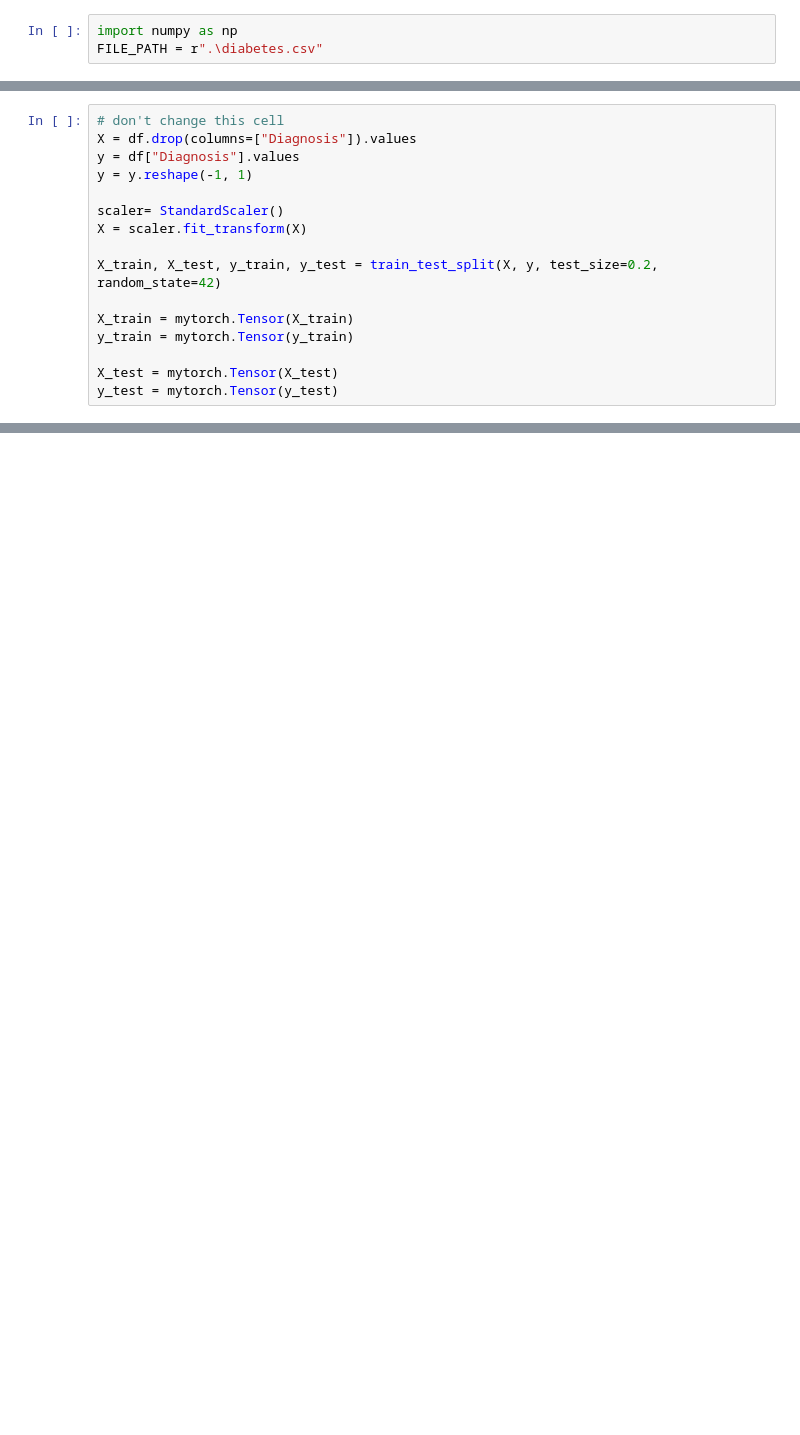
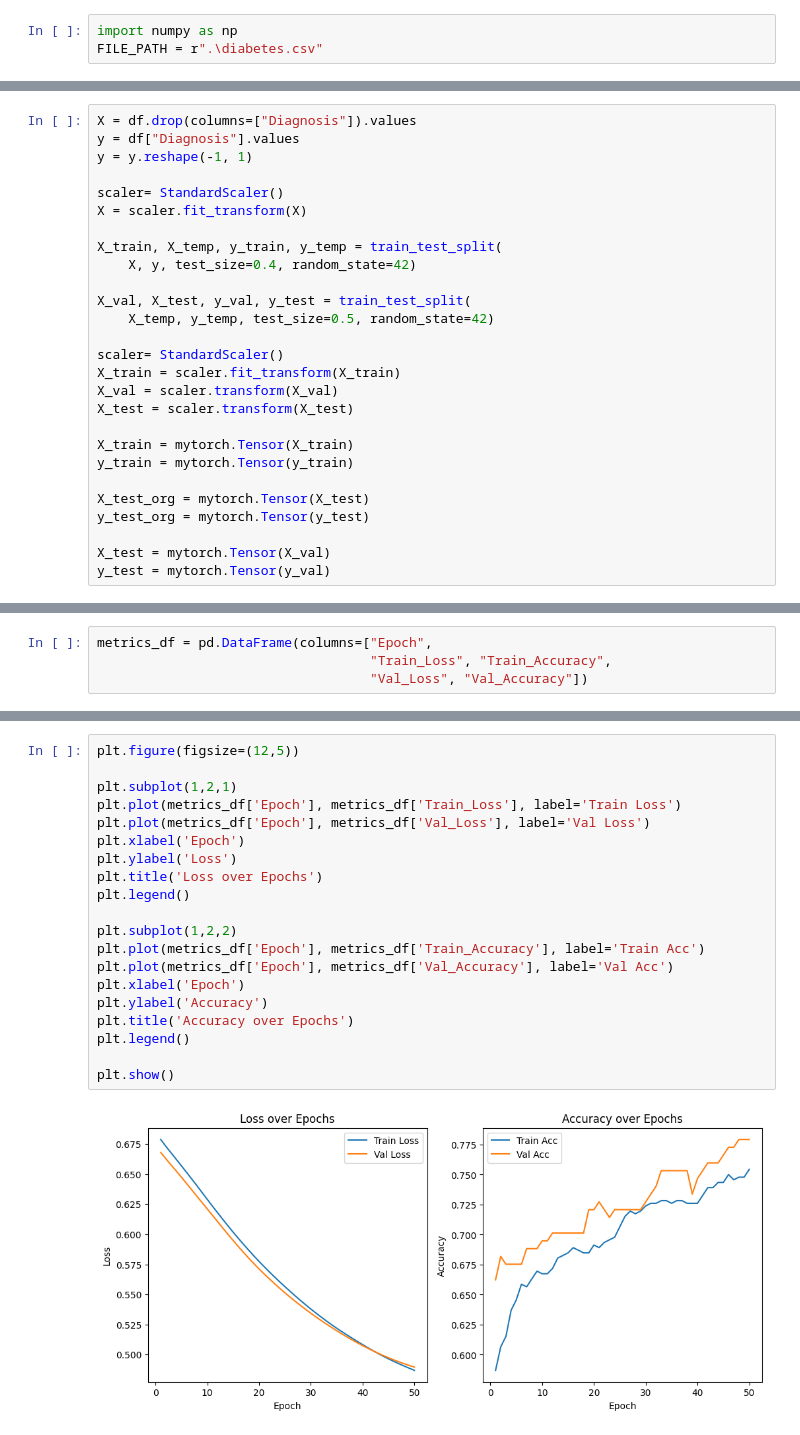
Before and after one commit to Rnpy04/CI_PRJ, a Jupyter notebook: first_project 2/phase2.ipynb, the cells around one changed output, grey strips where cells are left out. Cells and saved outputs as stored; diff of their text form; blank space fills up the shorter version.

```diff
--- a/first_project 2/phase2.ipynb
+++ b/first_project 2/phase2.ipynb
@@ -63,5 +56,4 @@ df[df['Glucose'] == 0] = df['Glucose'].median()
 # %%
-# don't change this cell
 X = df.drop(columns=["Diagnosis"]).values
 y = df["Diagnosis"].values
 y = y.reshape(-1, 1)
@@ -69,12 +61,24 @@ y = y.reshape(-1, 1)
 scaler= StandardScaler()
 X = scaler.fit_transform(X)
 
-X_train, X_test, y_train, y_test = train_test_split(X, y, test_size=0.2, random_state=42)
+X_train, X_temp, y_train, y_temp = train_test_split(
+    X, y, test_size=0.4, random_state=42)
+
+X_val, X_test, y_val, y_test = train_test_split(
+    X_temp, y_temp, test_size=0.5, random_state=42)
+
+scaler= StandardScaler()
+X_train = scaler.fit_transform(X_train)
+X_val = scaler.transform(X_val)
+X_test = scaler.transform(X_test)
 
 X_train = mytorch.Tensor(X_train)
 y_train = mytorch.Tensor(y_train)
 
-X_test = mytorch.Tensor(X_test)
-y_test = mytorch.Tensor(y_test)
+X_test_org = mytorch.Tensor(X_test)
+y_test_org = mytorch.Tensor(y_test)
+
+X_test = mytorch.Tensor(X_val)
+y_test = mytorch.Tensor(y_val)
 # %%
 
@@ -140,3 +130,7 @@ NUM_EPOCHS = 40
+# %%
+metrics_df = pd.DataFrame(columns=["Epoch",
+                                   "Train_Loss", "Train_Accuracy",
+                                   "Val_Loss", "Val_Accuracy"])
 # %%
 train_accuracy_list = []
 test_accuracy_list = []
@@ -229,0 +268,22 @@ plt.show()
+# %%
+plt.figure(figsize=(12,5))
+
+plt.subplot(1,2,1)
+plt.plot(metrics_df['Epoch'], metrics_df['Train_Loss'], label='Train Loss')
+plt.plot(metrics_df['Epoch'], metrics_df['Val_Loss'], label='Val Loss')
+plt.xlabel('Epoch')
+plt.ylabel('Loss')
+plt.title('Loss over Epochs')
+plt.legend()
+
+plt.subplot(1,2,2)
+plt.plot(metrics_df['Epoch'], metrics_df['Train_Accuracy'], label='Train Acc')
+plt.plot(metrics_df['Epoch'], metrics_df['Val_Accuracy'], label='Val Acc')
+plt.xlabel('Epoch')
+plt.ylabel('Accuracy')
+plt.title('Accuracy over Epochs')
+plt.legend()
+
+plt.show()
+# %% [output]
+[figure, added]
```
Also changed, not shown: parts of 9 cells of this notebook, 8 other files.
